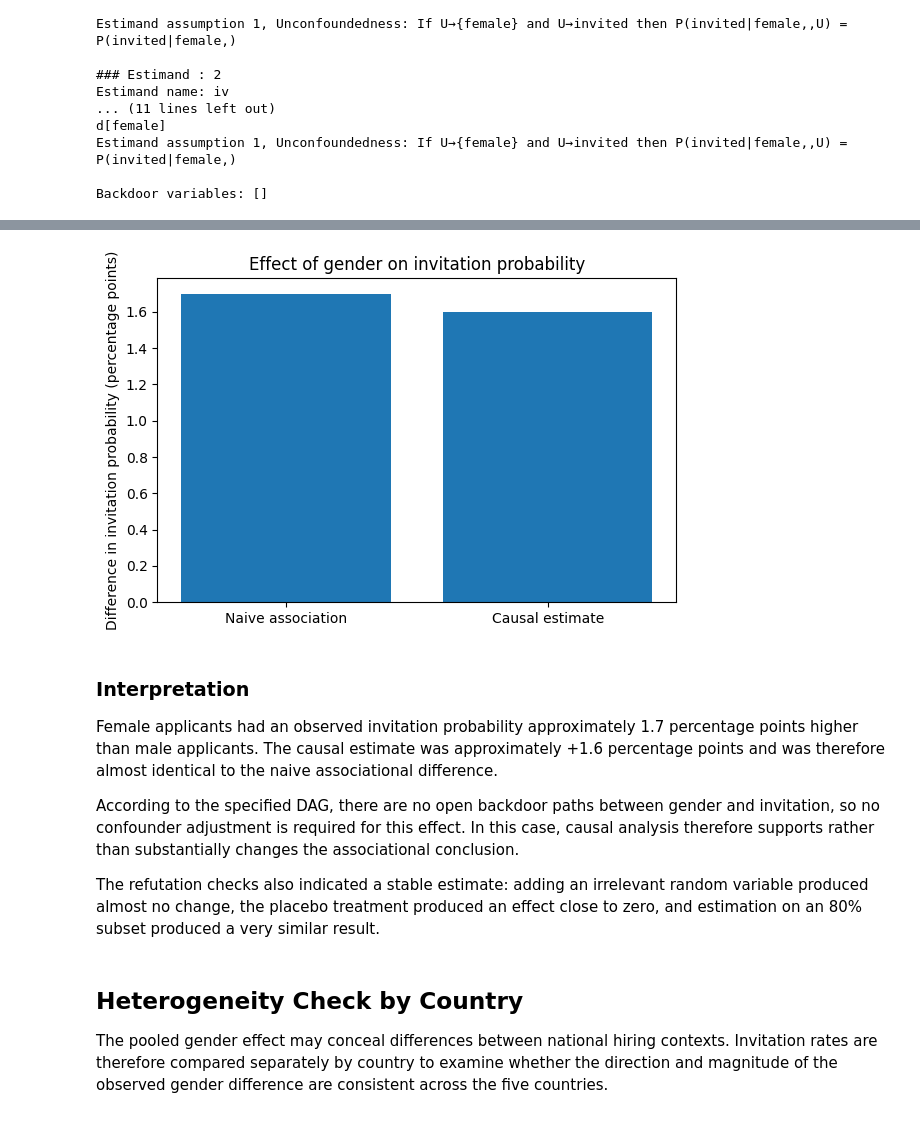
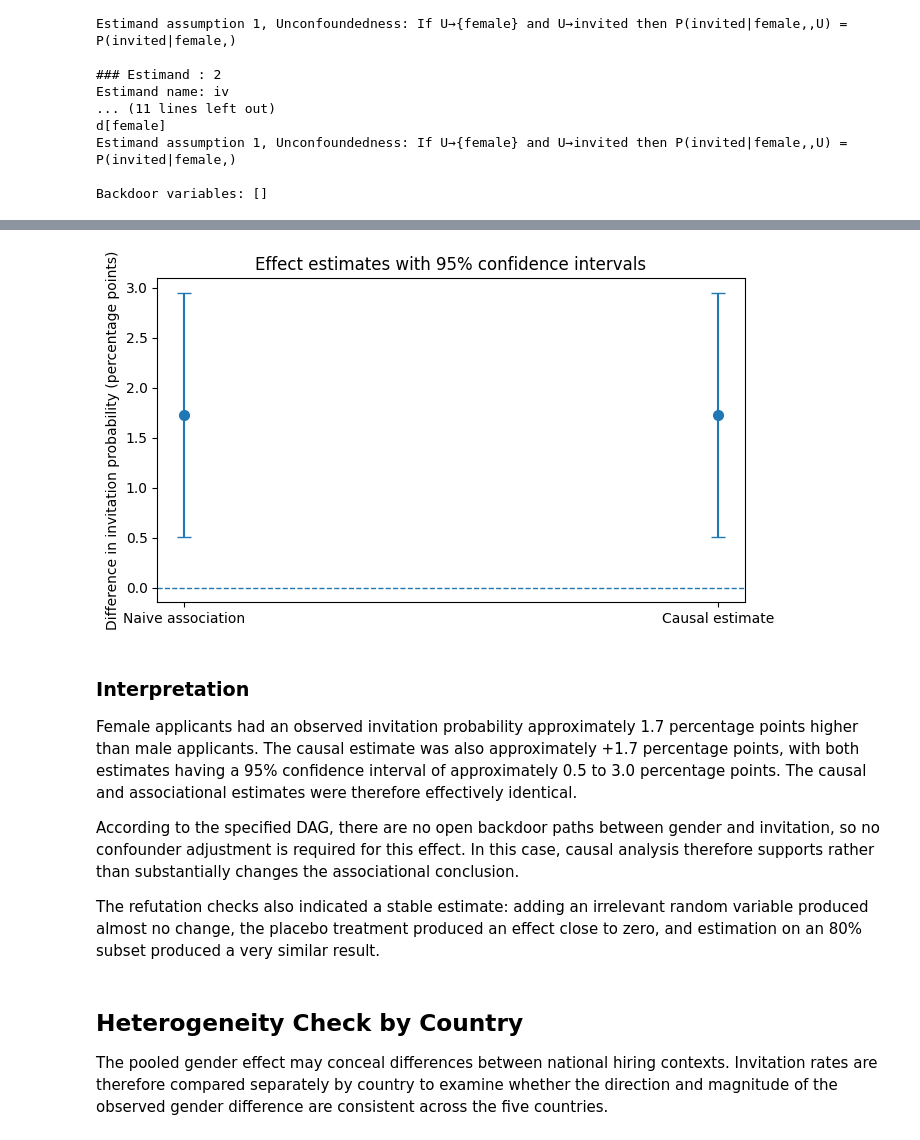
Before and after one commit to andreibrate/bachelor-thesis, a Jupyter notebook: notebooks/04_gemm_hiring.ipynb, the cells around one changed output, grey strips where cells are left out. Drawn from its saved outputs; the diff is of its cells as text; code cells hidden in the pictures.

```diff
--- a/notebooks/04_gemm_hiring.ipynb
+++ b/notebooks/04_gemm_hiring.ipynb
@@ -177,10 +198,24 @@ causal_estimate = model.estimate_effect(
     identified_estimand,
     method_name="backdoor.linear_regression",
     control_value=0,
-    treatment_value=1
+    treatment_value=1,
+    effect_modifiers=[],
+    confidence_intervals=True
 )
+
+causal_ci = causal_estimate.get_confidence_intervals(confidence_level=0.95)
+
+causal_ci_lower = causal_ci[0][0]
+causal_ci_upper = causal_ci[0][1]
 
 print(f"Naive associational difference: {naive_difference:.3f}")
 print(f"Estimated causal effect:        {causal_estimate.value:.3f}")
+print(f"95% CI: [{causal_ci_lower:.3f}, {causal_ci_upper:.3f}]")
+
+print(
+    f"Estimated causal effect in percentage points: "
+    f"{causal_estimate.value * 100:.2f} pp "
+    f"(95% CI: [{causal_ci_lower * 100:.2f}, {causal_ci_upper * 100:.2f}] pp)"
+)
 # %% [output]
 Naive associational difference: 0.017
@@ -252,27 +293,62 @@ results
 # %%
 import matplotlib.pyplot as plt
 
+methods = [
+    "Naive association",
+    "Causal estimate"
+]
+
 # convert effects to percentage points
-results["Effect_pp"] = results["Effect"] * 100
+effects_pp = [
+    naive_difference * 100,
+    causal_estimate.value * 100
+]
 
-plt.figure(figsize=(6, 4))
+ci_lowers_pp = [
+    naive_ci_lower * 100,
+    causal_ci_lower * 100
+]
 
-plt.bar(
-    results["Method"],
-    results["Effect_pp"]
+ci_uppers_pp = [
+    naive_ci_upper * 100,
+    causal_ci_upper * 100
+]
+
+# distances from estimates to CI bounds
+yerr_lower = [
+    effect - lower
+    for effect, lower in zip(effects_pp, ci_lowers_pp)
+]
+
+yerr_upper = [
+    upper - effect
+    for effect, upper in zip(effects_pp, ci_uppers_pp)
+]
+
+plt.figure(figsize=(7, 4))
+
+plt.errorbar(
+    methods,
+    effects_pp,
+    yerr=[yerr_lower, yerr_upper],
+    fmt="o",
+    capsize=5,
+    markersize=7,
+    linestyle="none"
 )
 
+plt.axhline(0, linewidth=1, linestyle="--")
 plt.ylabel("Difference in invitation probability (percentage points)")
-plt.title("Effect of gender on invitation probability")
+plt.title("Effect estimates with 95% confidence intervals")
 
 plt.tight_layout()
 plt.show()
 # %% [output]
-[figure, old version]
+[figure, new version]
 # %% [markdown]
 ### Interpretation
 
-Female applicants had an observed invitation probability approximately 1.7 percentage points higher than male applicants. The causal estimate was approximately +1.6 percentage points and was therefore almost identical to the naive associational difference.
+Female applicants had an observed invitation probability approximately 1.7 percentage points higher than male applicants. The causal estimate was also approximately +1.7 percentage points, with both estimates having a 95% confidence interval of approximately 0.5 to 3.0 percentage points. The causal and associational estimates were therefore effectively identical.
 
 According to the specified DAG, there are no open backdoor paths between gender and invitation, so no confounder adjustment is required for this effect. In this case, causal analysis therefore supports rather than substantially changes the associational conclusion.
 
```
Also changed, not shown: parts of 6 cells of this notebook, 10 other files.
